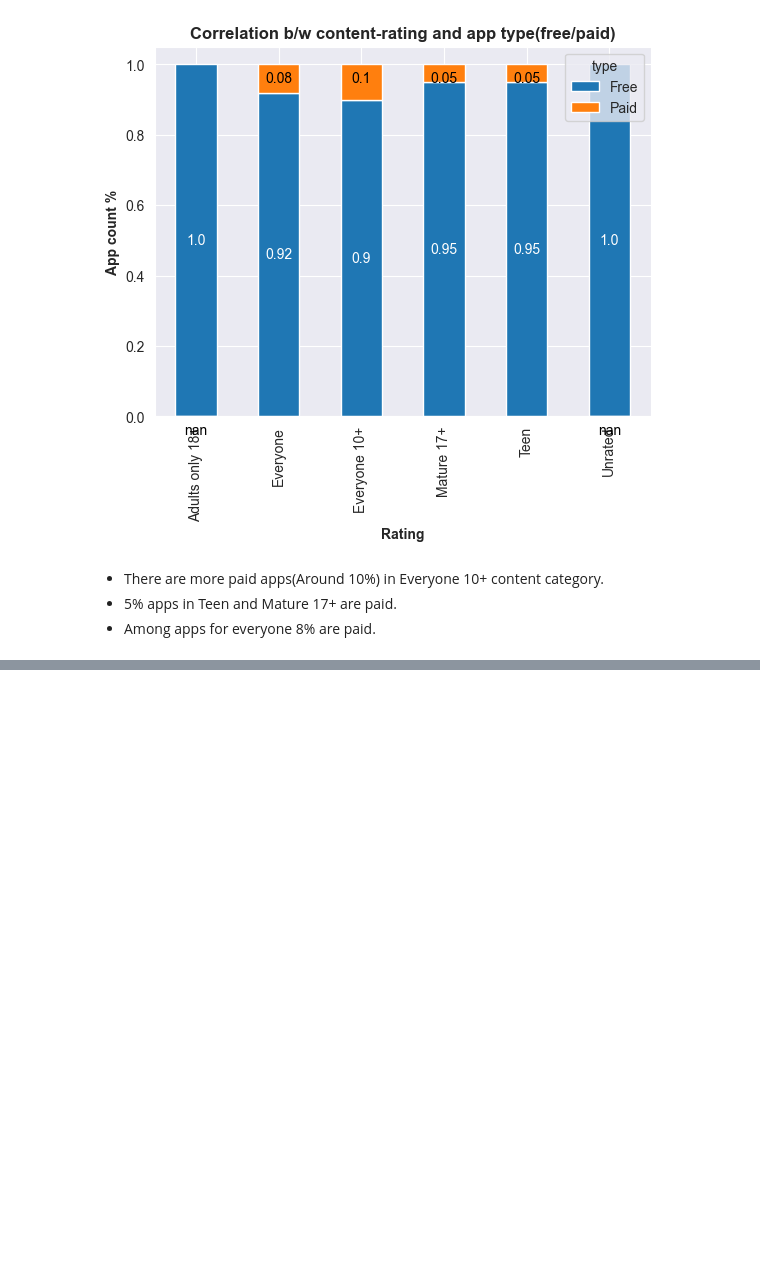
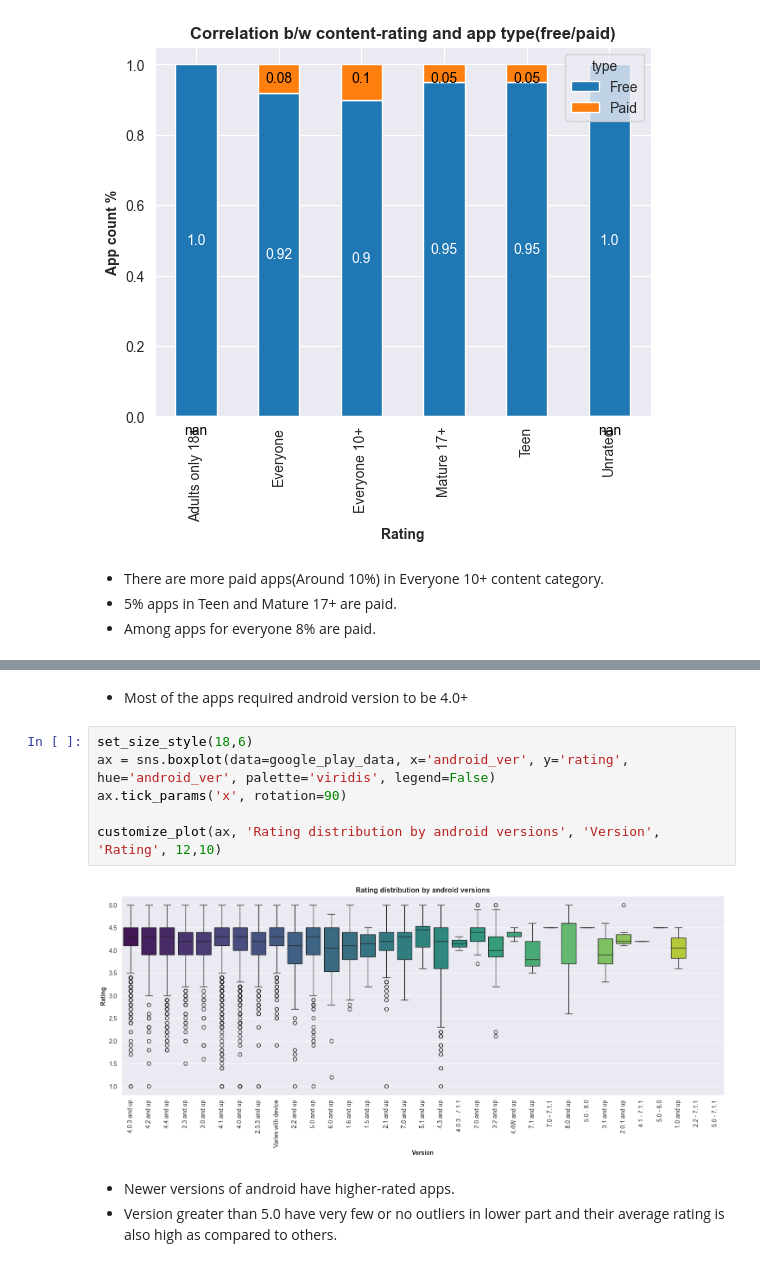
Before and after one commit to ali-bin-kashif/google-play-store-eda, a Jupyter notebook: google-play-store-eda.ipynb, the cells around one changed output, grey strips where cells are left out. Cells and saved outputs as stored; diff of their text form; blank space fills up the shorter version.

```diff
--- a/google-play-store-eda.ipynb
+++ b/google-play-store-eda.ipynb
@@ -957,0 +1036,13 @@ for i,container in enumerate(ax.containers):
+# %% [markdown]
+- Most of the apps required android version to be 4.0+
+# %%
+set_size_style(18,6)
+ax = sns.boxplot(data=google_play_data, x='android_ver', y='rating', hue='android_ver', palette='viridis', legend=False)
+ax.tick_params('x', rotation=90)
+
+customize_plot(ax, 'Rating distribution by android versions', 'Version', 'Rating', 12,10)
+# %% [output]
+[figure, added]
+# %% [markdown]
+- Newer versions of android have higher-rated apps.
+- Version greater than 5.0 have very few or no outliers in lower part and their average rating is also high as compared to others.
```
Also changed, not shown: parts of 17 cells of this notebook.
